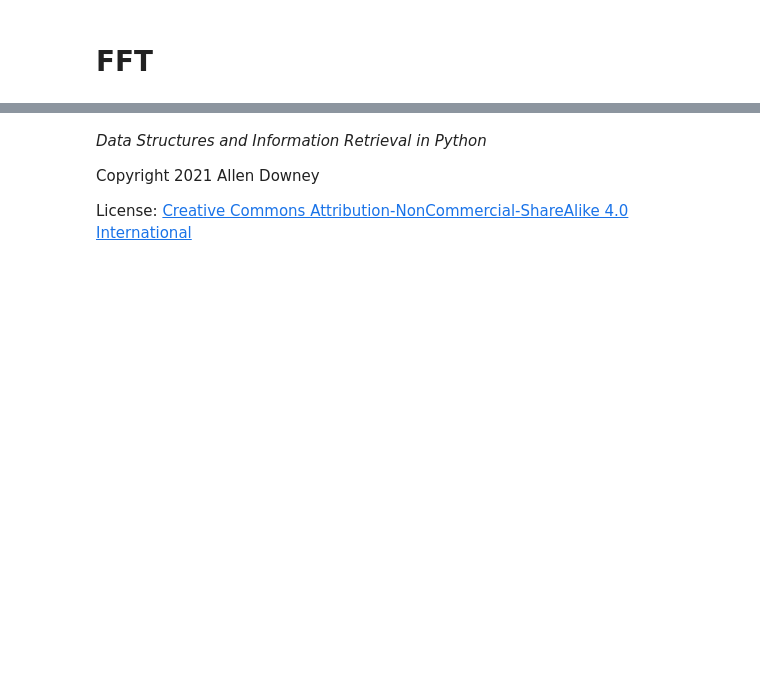
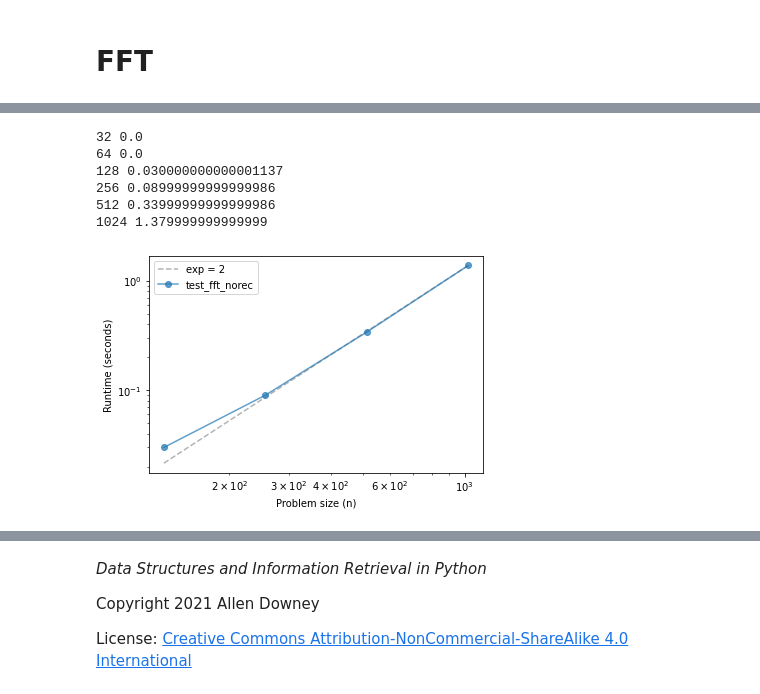
Before and after one commit to AllenDowney/DSIRPSolutions, a Jupyter notebook: notebooks/fft.ipynb, the cells around one changed output, grey strips where cells are left out. Saved outputs shown, nothing was run; the diff lists cells and outputs as text; code cells hidden in the pictures; blank space fills up the shorter version.

```diff
--- a/notebooks/fft.ipynb
+++ b/notebooks/fft.ipynb
@@ -2,0 +135,6 @@
+# %%
+def merge(E, O):
+    N = len(E) * 2
+    ns = np.arange(N)
+    W = np.exp(-2j * pi * ns / N)
+    return np.tile(E, 2) + W * np.tile(O, 2)
@@ -2,0 +149,7 @@
+# %%
+# Solution
+
+def fft_norec(x):
+    E = dft(x[::2])
+    O = dft(x[1::2])
+    return merge(E, O)
@@ -2,0 +162,4 @@
+# %%
+def test_fft_norec(N):
+    x = np.random.normal(size=N)
+    spectrum = fft_norec(x)
@@ -2,0 +171,11 @@
+# %%
+ns, ts = run_timing_test(test_fft_norec, start_at=5)
+plot_timing_test(ns, ts, 'test_fft_norec', exp=2)
+# %% [output]
+32 0.0
+64 0.0
+128 0.030000000000001137
+256 0.08999999999999986
+512 0.33999999999999986
+1024 1.379999999999999
+[figure, added]
```
Also changed, not shown: parts of 56 cells of this notebook.
